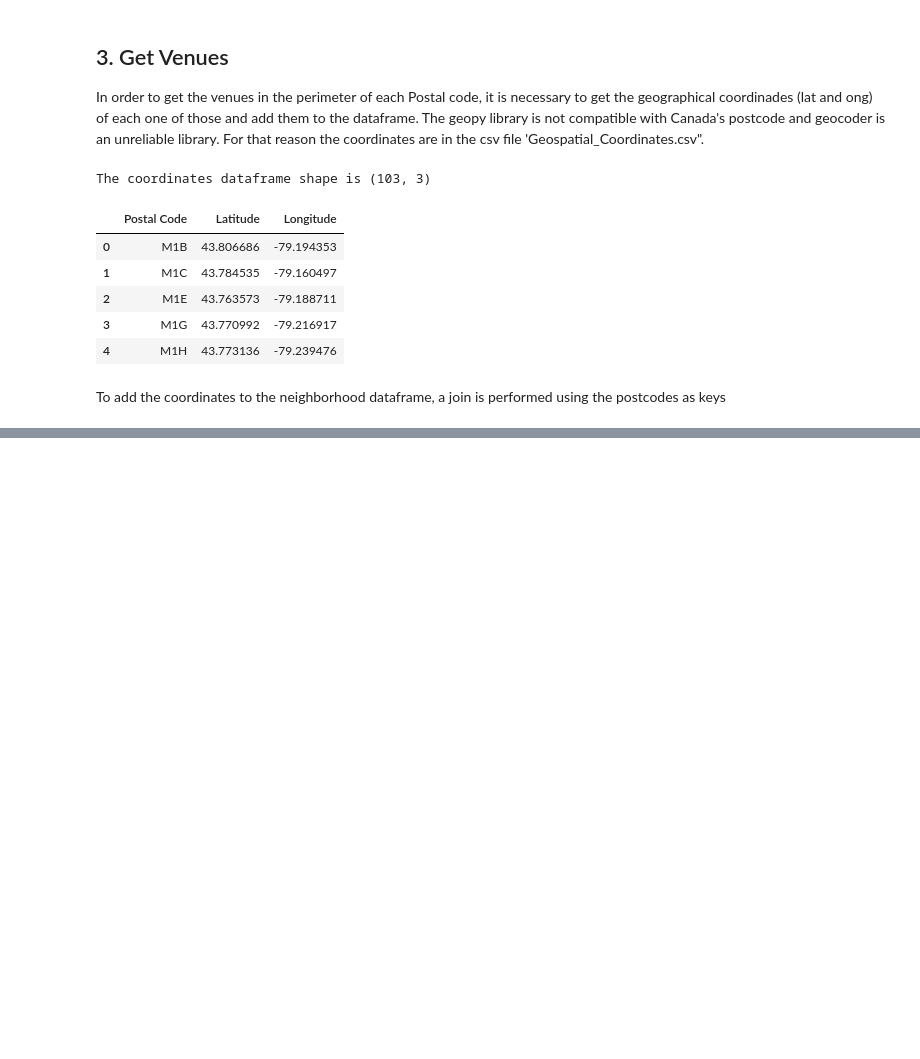
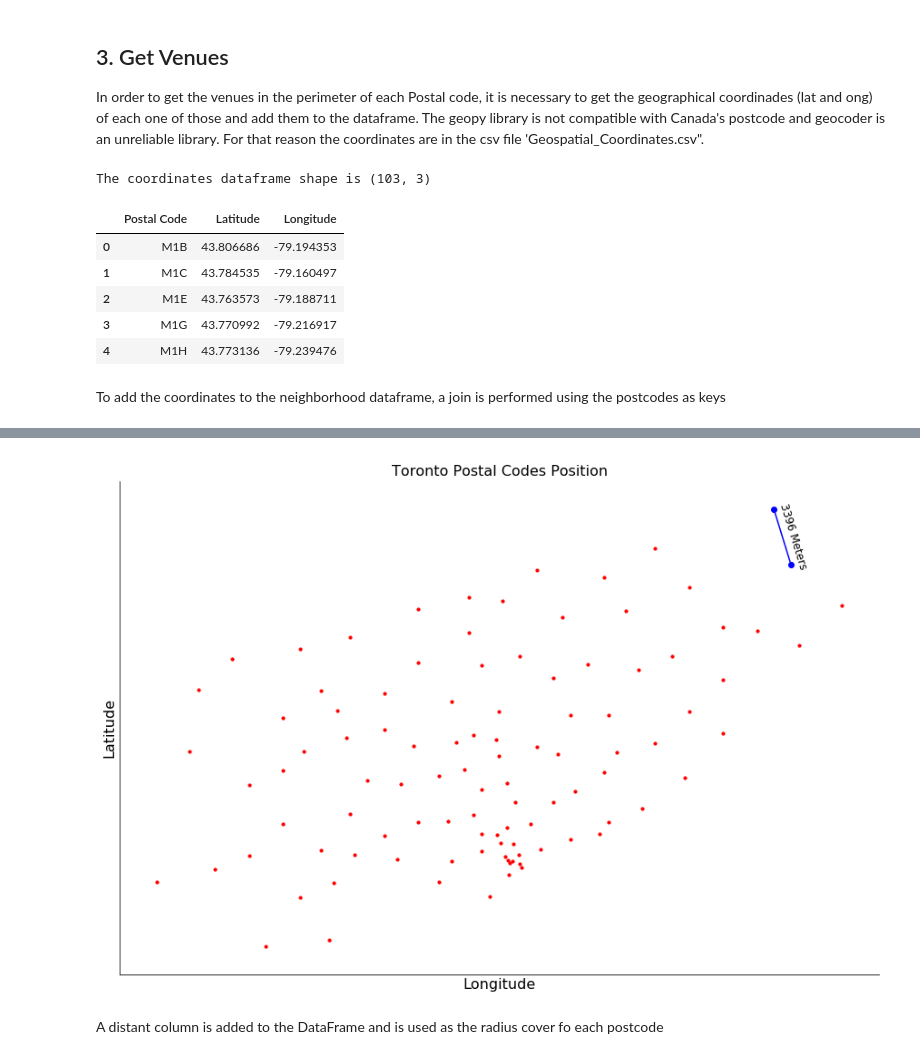
Before and after one commit to Juankboards/toronto_neighborhood_clustering, a Jupyter notebook: toronto_neighborhood_clustering.ipynb, the cells around one changed output, grey strips where cells are left out. Drawn from its saved outputs; the diff is of its cells as text; code cells hidden in the pictures; blank space fills up the shorter version.

```diff
--- a/toronto_neighborhood_clustering.ipynb
+++ b/toronto_neighborhood_clustering.ipynb
@@ -245,0 +305,10 @@ postcodes_with_coordinates_df.head(10)
+# %%
+from geopy.distance import great_circle
+
+#function to get the closest postcode pair and the distance using latitude and longitude
+def closest_postcode(postcode, postcodes):
+    postcode = np.asarray(postcode).reshape(1,-1)
+    postcodes = np.asarray(postcodes)
+    distances = [great_circle(postcode, point).meters for point in postcodes]
+    closest_postcode_index = np.argmin(distances)
+    return [round(distances[closest_postcode_index]), closest_postcode_index]
@@ -245,0 +327,29 @@ postcodes_with_coordinates_df.head(10)
+# %%
+fig = plt.figure(figsize=(15,10))
+scatter_plot = fig.add_subplot(111)
+scatter_plot.scatter(X['Longitude'],X['Latitude'], s=10, c='r', marker="o")
+scatter_plot.plot(close_points['Longitude'], close_points['Latitude'], c='b', marker="o")
+
+# plt.legend(loc='upper left');
+scatter_plot.annotate('{} Meters'.format(distance),
+            xy=(.859, .912), xycoords='figure fraction',
+            ha='left', va='top', rotation=-73,
+            fontsize=12)
+
+scatter_plot.set_yticklabels([])
+scatter_plot.set_xticklabels([])
+scatter_plot.set_xticks([])
+scatter_plot.set_yticks([])
+scatter_plot.spines['top'].set_color(None)
+scatter_plot.spines['right'].set_color(None)
+
+plt.xlabel('Longitude', fontsize=16)
+plt.ylabel('Latitude', fontsize=16)
+plt.title('Toronto Postal Codes Position', fontsize=16)
+
+scatter_plot.set_yticklabels(labels = 'Latitude', fontdict={'fontsize': 20})
+plt.show()
+# %% [output]
+[figure, added]
+# %% [markdown]
+A distant column is added to the DataFrame and is used as the radius cover fo each postcode
```
Also changed, not shown: parts of 56 cells of this notebook.
